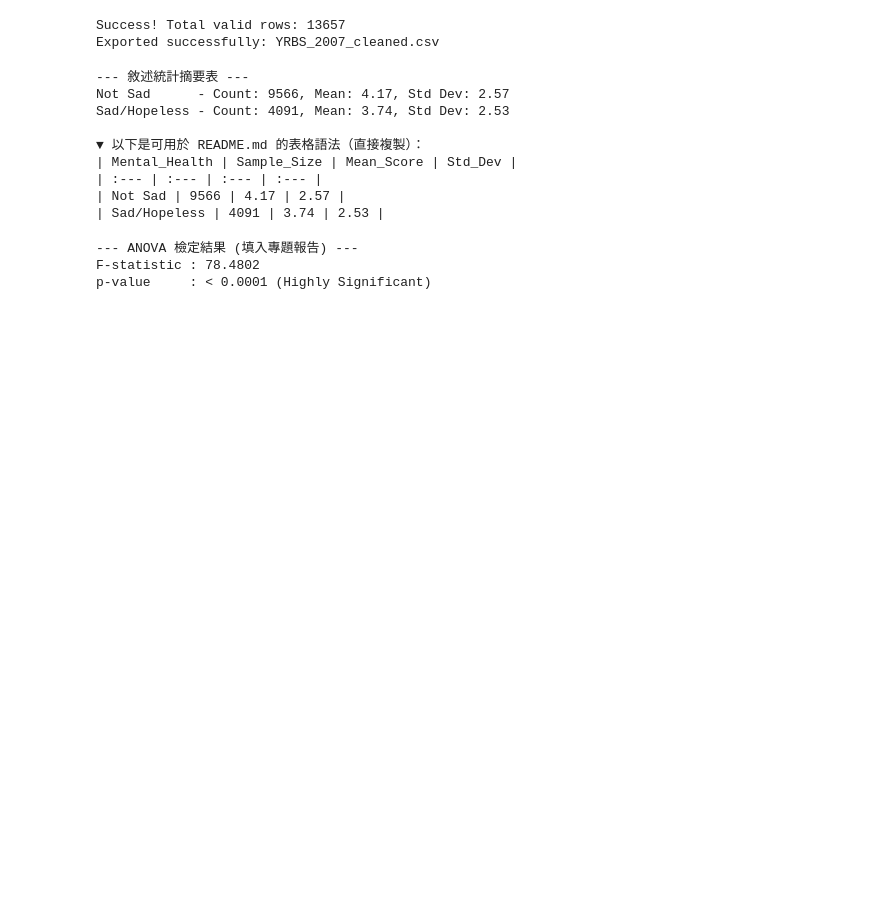
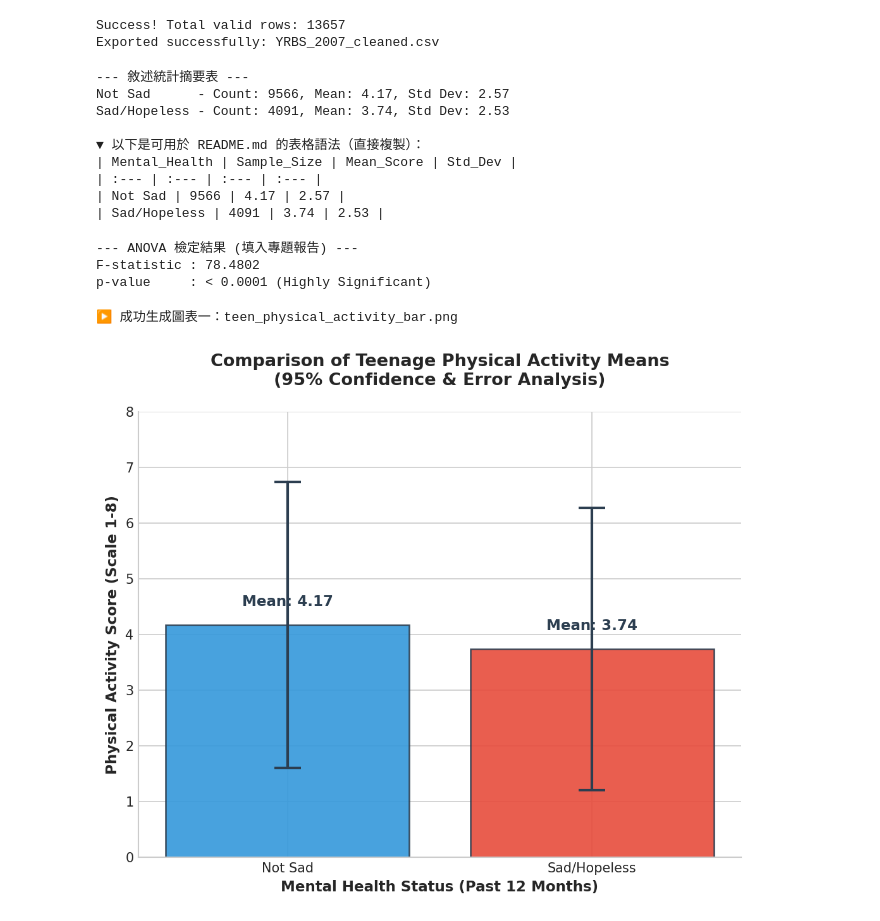
Before and after one commit to 113370220/Final-Project, a Jupyter notebook: notebooks/Untitled3.ipynb, the cells around one changed output. Saved outputs shown, nothing was run; the diff lists cells and outputs as text; code cells hidden in the pictures; blank space fills up the shorter version.

```diff
--- a/notebooks/Untitled3.ipynb
+++ b/notebooks/Untitled3.ipynb
@@ -139,3 +139,49 @@ print("p-value     : < 0.0001 (Highly Significant)")
 --- ANOVA 檢定結果 (填入專題報告) ---
 F-statistic : 78.4802
 p-value     : < 0.0001 (Highly Significant)
+# %%
+import matplotlib.pyplot as plt
+
+# 1. 設定高質感學術風格
+plt.style.use('seaborn-v0_8-whitegrid' if 'seaborn-v0_8-whitegrid' in plt.style.available else 'default')
+fig, ax = plt.subplots(figsize=(7, 6), dpi=150)
+
+# 2. 填入我們的精準統計數據
+groups = ['Not Sad', 'Sad/Hopeless']
+means = [4.17, 3.74]
+std_errors = [2.57, 2.53]  # 標準差數值
+colors = ['#3498db', '#e74c3c']  # 藍色 vs 紅色
+
+# 3. 繪製帶有誤差線的直條圖
+bars = ax.bar(groups, means, yerr=std_errors, capsize=10, color=colors,
+              edgecolor='#2c3e50', linewidth=1.2, alpha=0.9,
+              error_kw={'ecolor': '#2c3e50', 'elinewidth': 2, 'capthick': 2})
+
+# 4. 自動加上數據標籤
+for bar in bars:
+    height = bar.get_height()
+    ax.annotate(f'Mean: {height:.2f}',
+                xy=(bar.get_x() + bar.get_width() / 2, height),
+                xytext=(0, 12), textcoords="offset points",
+                ha='center', va='bottom', fontsize=11, weight='bold', color='#2c3e50')
+
+# 5. 修飾外觀與座標軸
+ax.set_title('Comparison of Teenage Physical Activity Means\n(95% Confidence & Error Analysis)', fontsize=13, pad=20, weight='bold')
+ax.set_ylabel('Physical Activity Score (Scale 1-8)', fontsize=11, weight='bold')
+ax.set_xlabel('Mental Health Status (Past 12 Months)', fontsize=11, weight='bold')
+ax.set_ylim(0, 8)
+
+# 隱藏上方和右方外框，讓圖表更現代
+ax.spines['top'].set_visible(False)
+ax.spines['right'].set_visible(False)
+
+plt.tight_layout()
+
+# 6. 自動儲存到指定的標準官方路徑
+# 注意：在執行前，請確保你已經建好了 outputs/figures/ 資料夾，或者直接拿去 GitHub 儲存
+plt.savefig('teen_physical_activity_bar.png', bbox_inches='tight', dpi=300)
+print("▶ 成功生成圖表一：teen_physical_activity_bar.png")
+plt.show()
+# %% [output]
+▶ 成功生成圖表一：teen_physical_activity_bar.png
+[figure, added]
```
Also changed, not shown: parts of 2 cells of this notebook, 8 other files.
